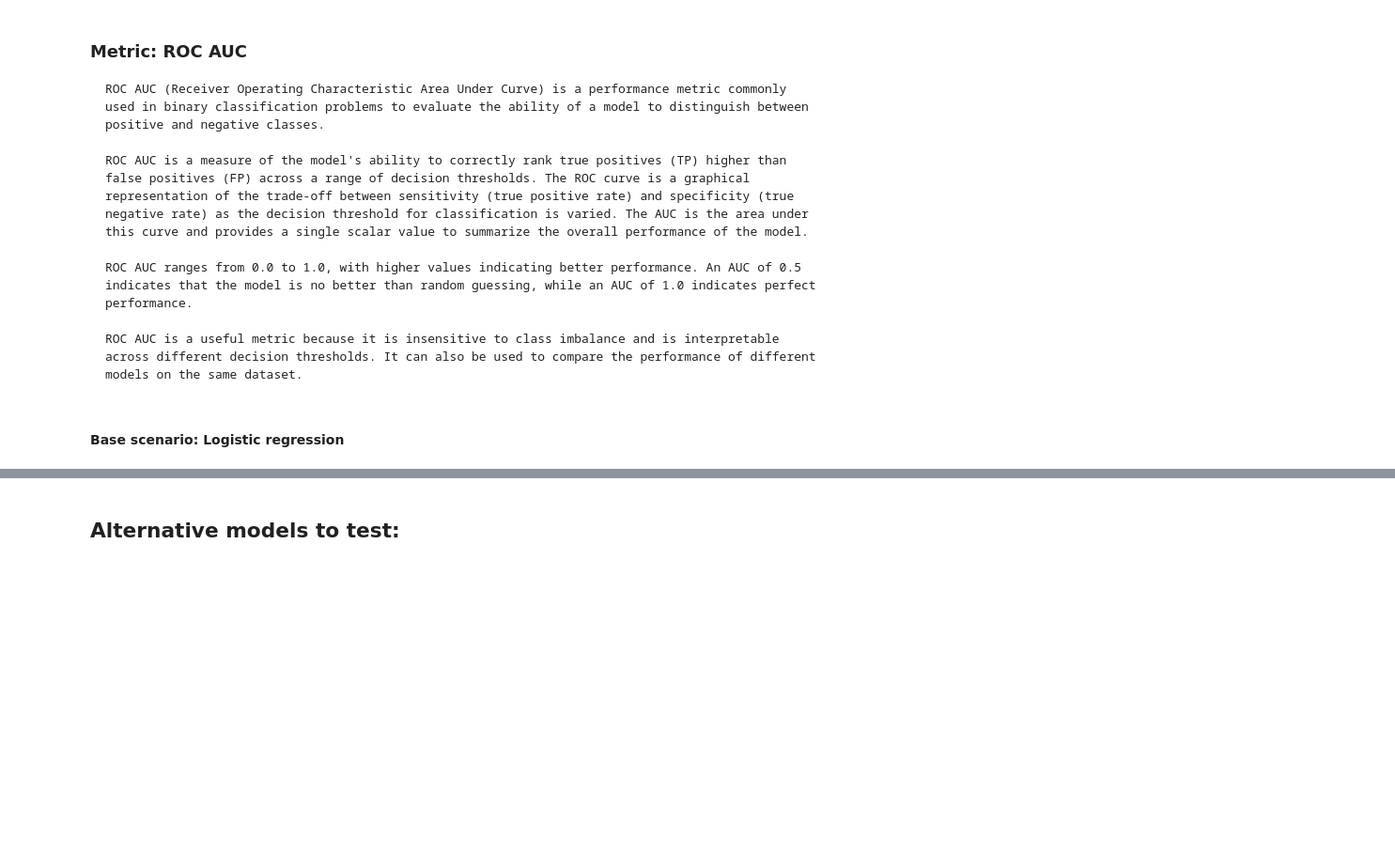
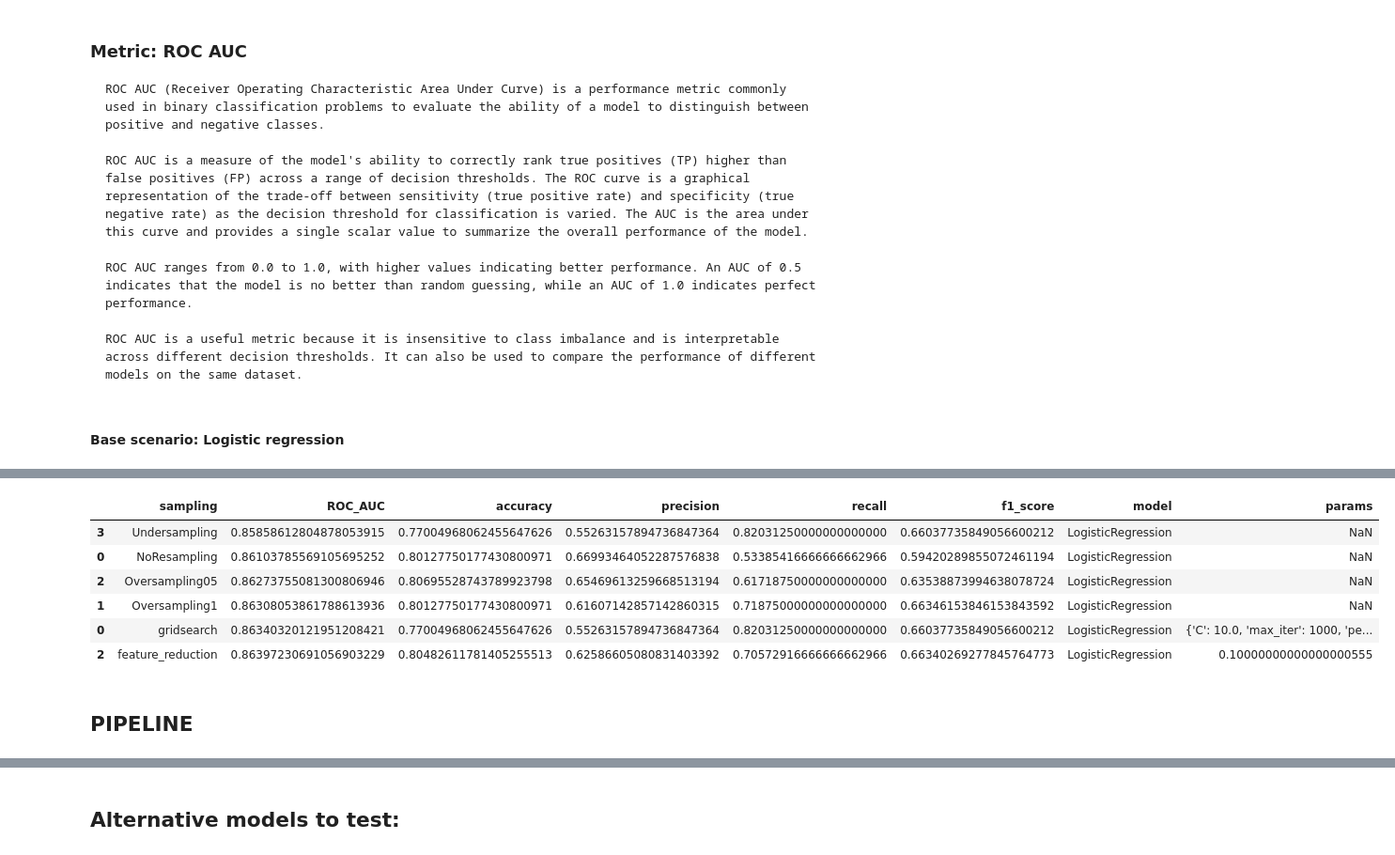
Before and after one commit to nb3110/telco_churn_project, a Jupyter notebook: notebook.ipynb, the cells around one changed output, grey strips where cells are left out. Shown at 94% size. Drawn from its saved outputs; the diff is of its cells as text; code cells hidden in the pictures; blank space fills up the shorter version.

Commit message:
built pipeline, tested it with logistic regression. Missing gridsearch params loop

```diff
--- a/notebook.ipynb
+++ b/notebook.ipynb
@@ -471,8 +475,9 @@ The overall accuracy of the model can be inferred from the macro/micro averages
 # %% [markdown]
 #### Base scenario: Logistic regression
 # %%
-logreg = LogisticRegression()
+model = LogisticRegression()
 from sklearn.model_selection import GridSearchCV
+from sklearn.metrics import accuracy_score,precision_score,recall_score,f1_score
 # %%
 from sklearn.metrics import confusion_matrix, classification_report, roc_auc_score
 from sklearn.linear_model import LogisticRegression
@@ -510,13 +535,13 @@ params= {
 }
 
 # Create a logistic regression model
-logreg = LogisticRegression()
+model = LogisticRegression()
 
 # Create a GridSearchCV object
-grid_search = GridSearchCV(logreg, params, scoring='roc_auc', cv=5)
+grid_search = GridSearchCV(model, params, scoring='roc_auc', cv=5)
 
 # Fit the GridSearchCV object to the data
-grid_search.fit(X_resampled_1, y_resampled_1)
+grid_search.fit(X_train_options[opt_samp], y_train_options[opt_samp])
 
 # Predict probabilities on the test set using the best estimator found by the grid search
 y_pred_proba = grid_search.best_estimator_.predict_proba(X_test)[:, 1]
@@ -553,0 +557,2 @@ weighted avg       0.81      0.81      0.81      1409
+# %%
+roc_auc_df = roc_auc_df.append(pd.DataFrame(["gridsearch",roc_auc,accuracy_score(y_test, y_pred),precision_score(y_test, y_pred),recall_score(y_test, y_pred),f1_score(y_test, y_pred),type(model).__name__,grid_search.best_params_],index=roc_auc_df.columns).transpose())
@@ -553,0 +570,29 @@ weighted avg       0.81      0.81      0.81      1409
+# %%
+roc_list = []
+accuracy_score_list = []
+precision_score_list = []
+recall_score_list = []
+f1_score_list = []
+feat_importance_thresh_list = [0.2,0.15,0.1,0.05,0.01]
+from sklearn.feature_selection import SelectFromModel
+
+for i in feat_importance_thresh_list:
+    params = grid_search.best_params_
+
+    model = LogisticRegression(**params)
+
+    sfm = SelectFromModel(model, threshold=i)
+    X_reduced = sfm.fit_transform(X_resampled_1, y_resampled_1)
+    result = model.fit(X_reduced, y_resampled_1)
+
+    X_test_reduced = sfm.transform(X_test)
+    y_pred = result.predict(X_test_reduced)
+
+    y_pred_proba = model.predict_proba(X_test_reduced)[:, 1]
+    roc_auc = roc_auc_score(y_test, y_pred_proba)
+    roc_list.append(roc_auc)
+    accuracy_score_list.append(accuracy_score(y_test, y_pred))
+    precision_score_list.append(precision_score(y_test, y_pred))
+    recall_score_list.append(recall_score(y_test, y_pred))
+    f1_score_list.append(f1_score(y_test, y_pred))
+    print(f'ROC AUC Score:{roc_auc}','\n',classification_report(y_test, y_pred))
@@ -553,0 +617,13 @@ weighted avg       0.81      0.81      0.81      1409
+# %%
+sample_it_result = pd.DataFrame({"sampling":"feature_reduction","ROC_AUC":roc_list,"accuracy":accuracy_score_list,"precision":precision_score_list,"recall":recall_score_list,"f1_score":f1_score_list,"model":type(model).__name__,"params":feat_importance_thresh_list})
+opt_samp= sample_it_result[sample_it_result["ROC_AUC"]==sample_it_result["ROC_AUC"].max()]
+roc_auc_df = roc_auc_df.append(opt_samp)
+roc_auc_df.sort_values("ROC_AUC")
+# %% [output]
+|  | sampling | ROC_AUC | accuracy | precision | recall | f1_score | model | params |
+| 3 | Undersampling | 0.85858612804878053915 | 0.77004968062455647626 | 0.55263157894736847364 | 0.82031250000000000000 | 0.66037735849056600212 | LogisticRegression | NaN |
+| 0 | NoResampling | 0.86103785569105695252 | 0.80127750177430800971 | 0.66993464052287576838 | 0.53385416666666662966 | 0.59420289855072461194 | LogisticRegression | NaN |
+| 2 | Oversampling05 | 0.86273755081300806946 | 0.80695528743789923798 | 0.65469613259668513194 | 0.61718750000000000000 | 0.63538873994638078724 | LogisticRegression | NaN |
+| 1 | Oversampling1 | 0.86308053861788613936 | 0.80127750177430800971 | 0.61607142857142860315 | 0.71875000000000000000 | 0.66346153846153843592 | LogisticRegression | NaN |
+| 0 | gridsearch | 0.86340320121951208421 | 0.77004968062455647626 | 0.55263157894736847364 | 0.82031250000000000000 | 0.66037735849056600212 | LogisticRegression | {'C': 10.0, 'max_iter': 1000, 'pe... |
+| 2 | feature_reduction | 0.86397230691056903229 | 0.80482611781405255513 | 0.62586605080831403392 | 0.70572916666666662966 | 0.66340269277845764773 | LogisticRegression | 0.10000000000000000555 |
@@ -553,0 +661,2 @@ weighted avg       0.81      0.81      0.81      1409
+# %% [markdown]
+## PIPELINE
```
Also changed, not shown: parts of 23 cells of this notebook.
